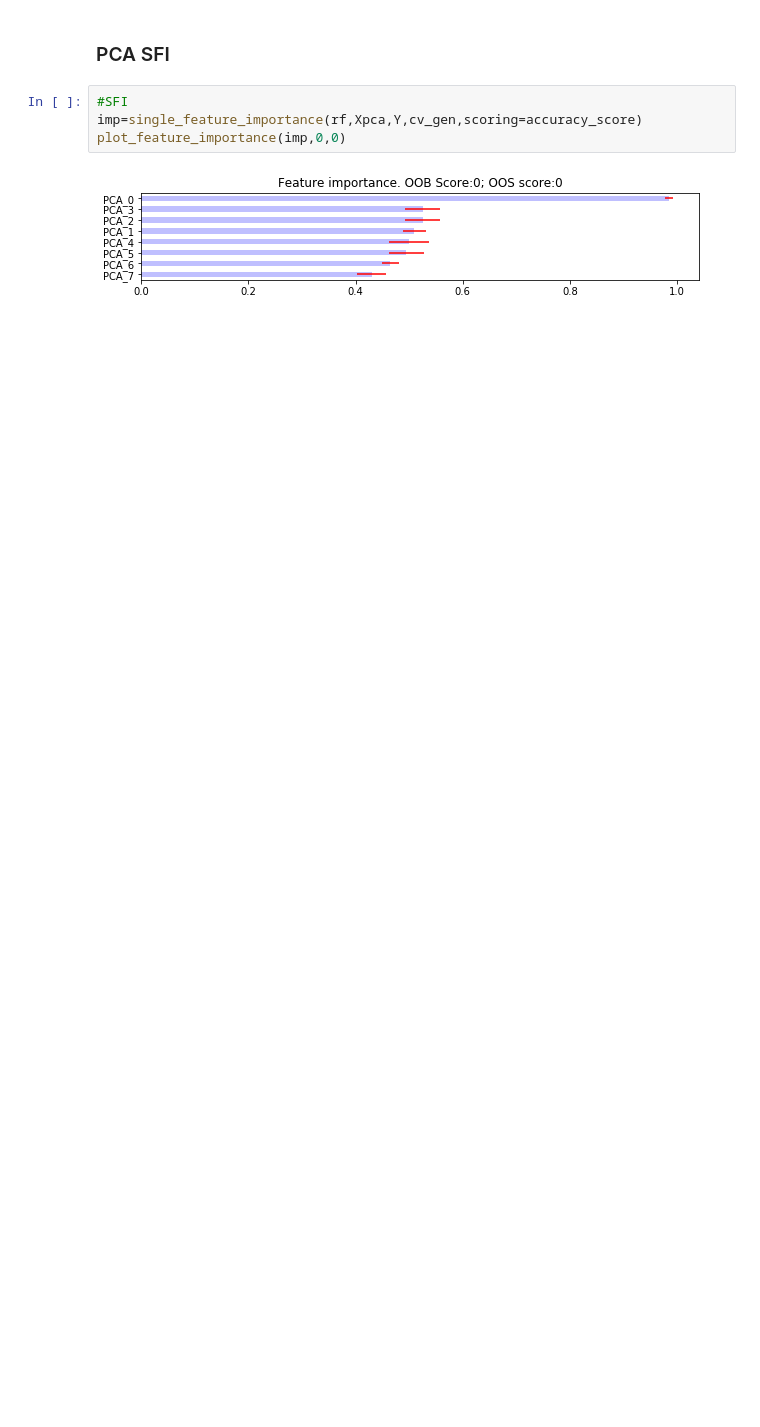
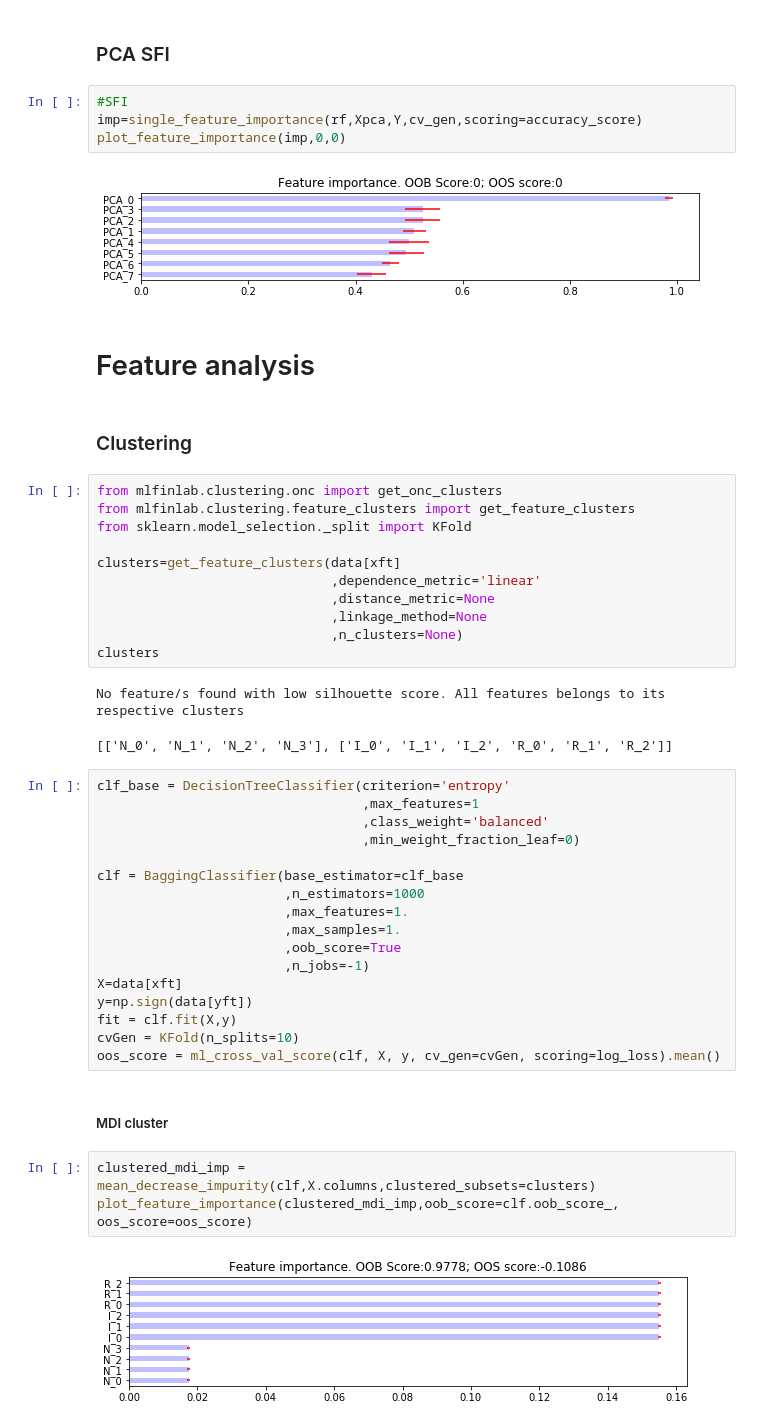
Before and after one commit to RafaelMRosa/Notebooks, a Jupyter notebook: Feature analysis.ipynb, the cells around one changed output. Saved outputs shown, nothing was run; the diff lists cells and outputs as text; blank space fills up the shorter version.

```diff
--- a/Feature analysis.ipynb
+++ b/Feature analysis.ipynb
@@ -258,3 +262,45 @@ imp=single_feature_importance(rf,Xpca,Y,cv_gen,scoring=accuracy_score)
 plot_feature_importance(imp,0,0)
 # %% [output]
 [figure]
+# %% [markdown]
+# Feature analysis
+# %% [markdown]
+### Clustering
+# %%
+from mlfinlab.clustering.onc import get_onc_clusters
+from mlfinlab.clustering.feature_clusters import get_feature_clusters
+from sklearn.model_selection._split import KFold
+
+clusters=get_feature_clusters(data[xft]
+                              ,dependence_metric='linear'
+                              ,distance_metric=None
+                              ,linkage_method=None
+                              ,n_clusters=None)
+clusters
+# %% [output]
+No feature/s found with low silhouette score. All features belongs to its respective clusters
+[['N_0', 'N_1', 'N_2', 'N_3'], ['I_0', 'I_1', 'I_2', 'R_0', 'R_1', 'R_2']]
+# %%
+clf_base = DecisionTreeClassifier(criterion='entropy'
+                                  ,max_features=1
+                                  ,class_weight='balanced'
+                                  ,min_weight_fraction_leaf=0)
+
+clf = BaggingClassifier(base_estimator=clf_base
+                        ,n_estimators=1000
+                        ,max_features=1.
+                        ,max_samples=1.
+                        ,oob_score=True
+                        ,n_jobs=-1)
+X=data[xft]
+y=np.sign(data[yft])
+fit = clf.fit(X,y)
+cvGen = KFold(n_splits=10)
+oos_score = ml_cross_val_score(clf, X, y, cv_gen=cvGen, scoring=log_loss).mean()
+# %% [markdown]
+##### MDI cluster
+# %%
+clustered_mdi_imp = mean_decrease_impurity(clf,X.columns,clustered_subsets=clusters)
+plot_feature_importance(clustered_mdi_imp,oob_score=clf.oob_score_, oos_score=oos_score)
+# %% [output]
+[figure, added]
```
Also changed, not shown: parts of 7 cells of this notebook.
